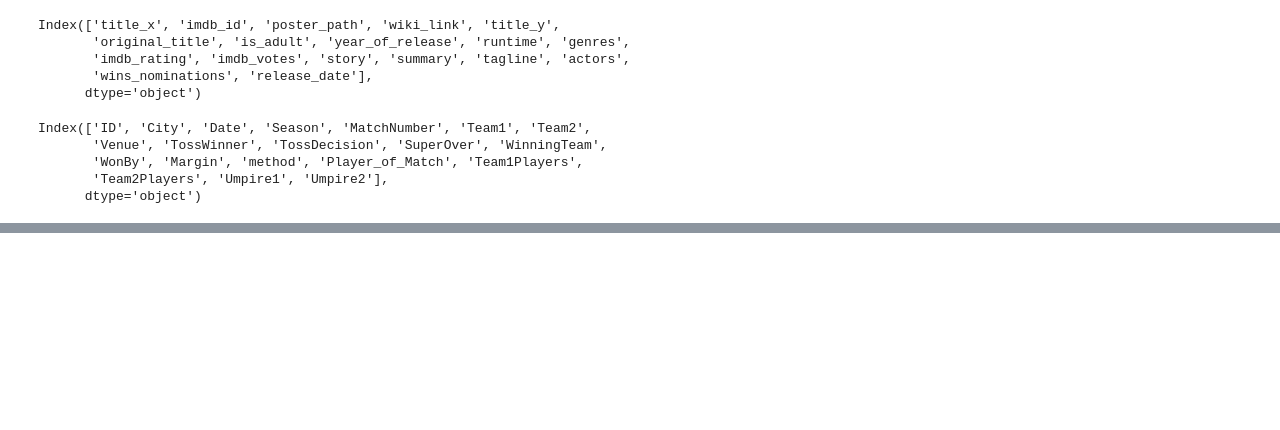
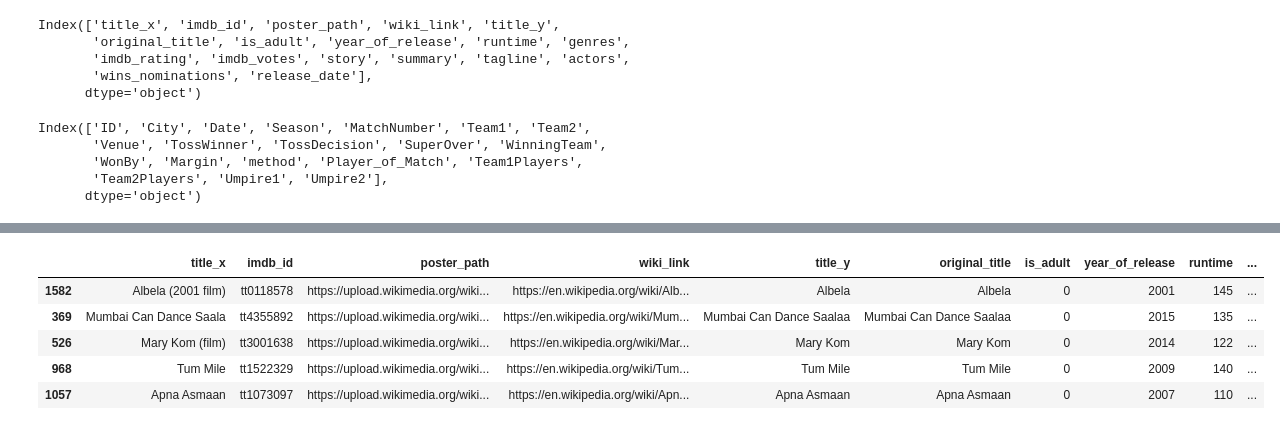
Before and after one commit to Swapn2/Data-Science-Learnings, a Jupyter notebook: Pandas_Dataframe.ipynb, the cells around one changed output, grey strips where cells are left out. Drawn from its saved outputs; the diff is of its cells as text; code cells hidden in the pictures; blank space fills up the shorter version.

```diff
--- a/Pandas_Dataframe.ipynb
+++ b/Pandas_Dataframe.ipynb
@@ -141,0 +168,10 @@ Index(['ID', 'City', 'Date', 'Season', 'MatchNumber', 'Team1', 'Team2',
+# %%
+# sample
+movies.sample(5)
+# %% [output]
+|  | title_x | imdb_id | poster_path | wiki_link | title_y | original_title | is_adult | year_of_release | runtime | ... |
+| 1582 | Albela (2001 film) | tt0118578 | https://upload.wikimedia.org/wiki... | https://en.wikipedia.org/wiki/Alb... | Albela | Albela | 0 | 2001 | 145 | ... |
+| 369 | Mumbai Can Dance Saala | tt4355892 | https://upload.wikimedia.org/wiki... | https://en.wikipedia.org/wiki/Mum... | Mumbai Can Dance Saalaa | Mumbai Can Dance Saalaa | 0 | 2015 | 135 | ... |
+| 526 | Mary Kom (film) | tt3001638 | https://upload.wikimedia.org/wiki... | https://en.wikipedia.org/wiki/Mar... | Mary Kom | Mary Kom | 0 | 2014 | 122 | ... |
+| 968 | Tum Mile | tt1522329 | https://upload.wikimedia.org/wiki... | https://en.wikipedia.org/wiki/Tum... | Tum Mile | Tum Mile | 0 | 2009 | 140 | ... |
+| 1057 | Apna Asmaan | tt1073097 | https://upload.wikimedia.org/wiki... | https://en.wikipedia.org/wiki/Apn... | Apna Asmaan | Apna Asmaan | 0 | 2007 | 110 | ... |
```
Also changed, not shown: parts of 15 cells of this notebook.
